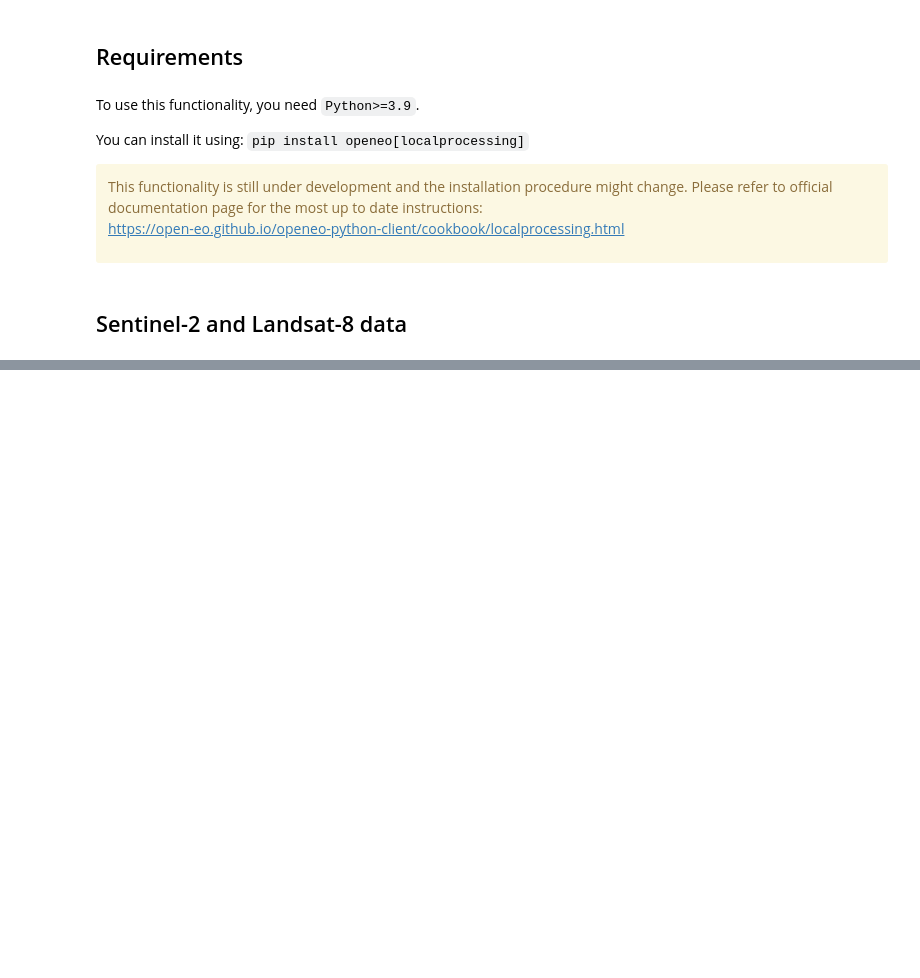
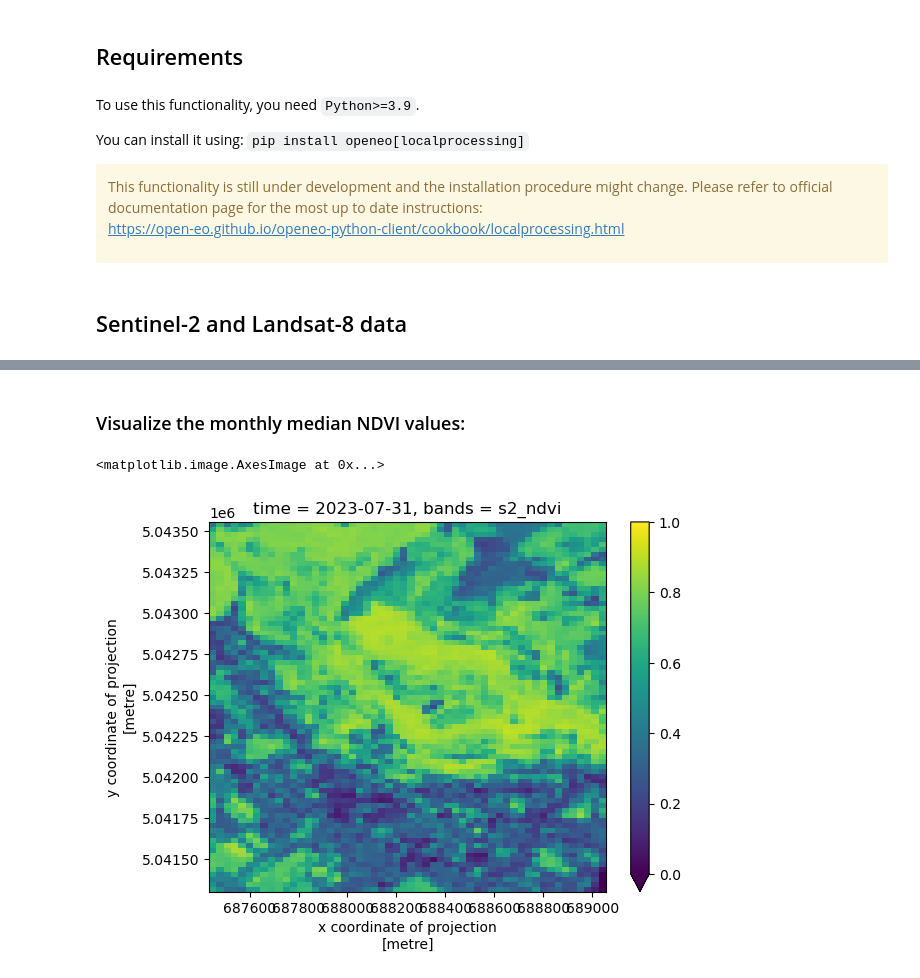
Before and after one commit to Open-EO/openeo-python-client, a Jupyter notebook: examples/notebooks/Client_Side_Processing/client_side_processing_STAC_data_fusion.ipynb, the cells around one changed output, grey strips where cells are left out. Saved outputs shown, nothing was run; the diff lists cells and outputs as text; code cells hidden in the pictures; blank space fills up the shorter version.

```diff
--- a/examples/notebooks/Client_Side_Processing/client_side_processing_STAC_data_fusion.ipynb
+++ b/examples/notebooks/Client_Side_Processing/client_side_processing_STAC_data_fusion.ipynb
@@ -85,0 +142,5 @@ Have a look at the official process description if you want to know more details
+# %%
+l8_red = l8_cube.band("red")
+l8_nir = l8_cube.band("nir08")
+l8_ndvi = (l8_nir - l8_red) / (l8_nir + l8_red)
+l8_ndvi = l8_ndvi.add_dimension(name="bands",type="bands",label="l8_ndvi")
@@ -86,3 +150,3 @@ Have a look at the official process description if you want to know more details
 # %%
-s2_monthly_median = s2_datacube.aggregate_temporal_period(period="month",reducer="median")
-l8_monthly_median = l8_resampled.aggregate_temporal_period(period="month",reducer="median")
+s2_ndvi_agg = s2_ndvi.aggregate_temporal_period(period="month",reducer="median")
+l8_ndvi_agg = l8_ndvi.aggregate_temporal_period(period="month",reducer="median")
@@ -121,0 +157,3 @@ s2_l8_monthly_median_xarray.compute()
+# %%
+s2_l8_ndvi = s2_ndvi_agg.merge_cubes(l8_ndvi_agg)
+s2_l8_ndvi
@@ -121,0 +164,3 @@ s2_l8_monthly_median_xarray.compute()
+# %%
+s2_l8_ndvi_xr = s2_l8_ndvi.execute()
+s2_l8_ndvi_xr
@@ -121,0 +221,7 @@ s2_l8_monthly_median_xarray.compute()
+# %% [markdown]
+### Visualize the monthly median NDVI values:
+# %%
+s2_l8_ndvi_xr[0,1].plot.imshow(vmin=0,vmax=1)
+# %% [output]
+<matplotlib.image.AxesImage at 0x...>
+[figure, added]
```
Also changed, not shown: parts of 30 cells of this notebook.
